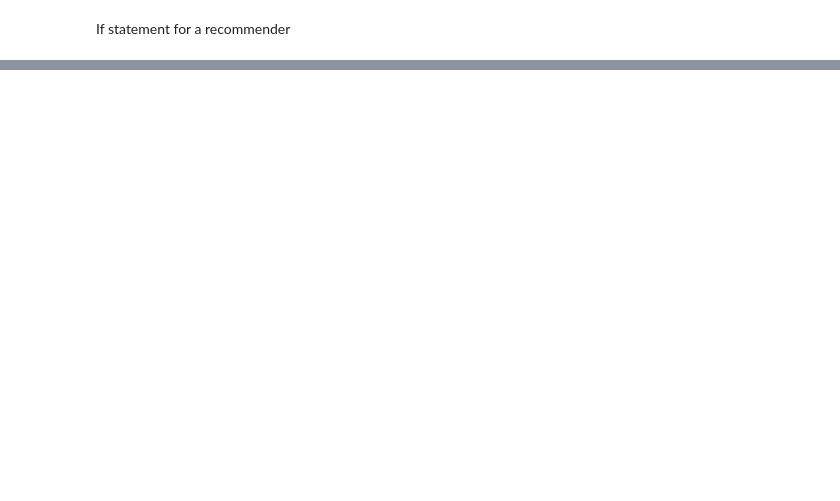
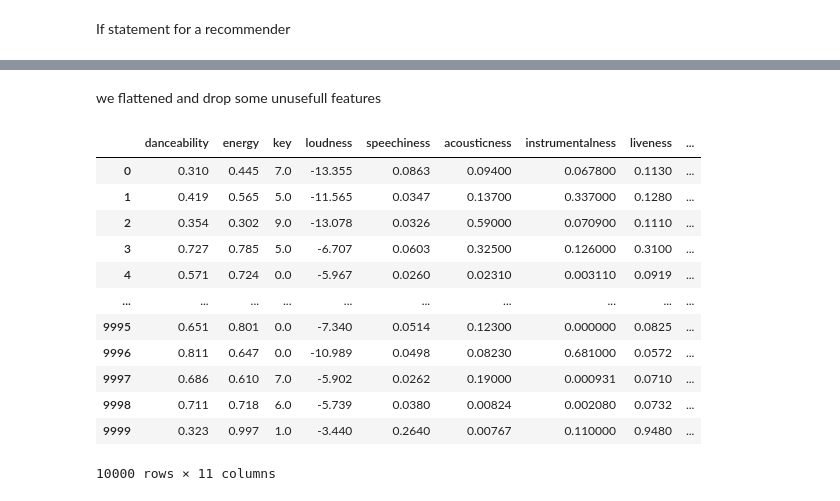
Before and after one commit to eumii/lab-web-scraping-single-page, a Jupyter notebook: top_100.ipynb, the cells around one changed output, grey strips where cells are left out. Drawn from its saved outputs; the diff is of its cells as text; code cells hidden in the pictures; blank space fills up the shorter version.

```diff
--- a/top_100.ipynb
+++ b/top_100.ipynb
@@ -175,0 +272,3 @@ display(top_100[top_100.index == recommendation])
+# %%
+my_data_uri = pd.DataFrame({'artists': artists, 'titles': song_title, 'features': my_features})
+my_data_uri
@@ -175,0 +420,20 @@ display(top_100[top_100.index == recommendation])
+# %% [markdown]
+we flattened and drop some unusefull features
+# %%
+flattened_data = json_normalize(my_data_flat['all_feats'])
+flat_data_clean = flattened_data.drop(['mode', 'type', 'id', 'uri', 'track_href', 'analysis_url', 'time_signature'], axis = 1)
+# flat_data_clean
+# %% [output]
+|  | danceability | energy | key | loudness | speechiness | acousticness | instrumentalness | liveness | ... |
+| 0 | 0.310 | 0.445 | 7.0 | -13.355 | 0.0863 | 0.09400 | 0.067800 | 0.1130 | ... |
+| 1 | 0.419 | 0.565 | 5.0 | -11.565 | 0.0347 | 0.13700 | 0.337000 | 0.1280 | ... |
+| 2 | 0.354 | 0.302 | 9.0 | -13.078 | 0.0326 | 0.59000 | 0.070900 | 0.1110 | ... |
+| 3 | 0.727 | 0.785 | 5.0 | -6.707 | 0.0603 | 0.32500 | 0.126000 | 0.3100 | ... |
+| 4 | 0.571 | 0.724 | 0.0 | -5.967 | 0.0260 | 0.02310 | 0.003110 | 0.0919 | ... |
+| ... | ... | ... | ... | ... | ... | ... | ... | ... | ... |
+| 9995 | 0.651 | 0.801 | 0.0 | -7.340 | 0.0514 | 0.12300 | 0.000000 | 0.0825 | ... |
+| 9996 | 0.811 | 0.647 | 0.0 | -10.989 | 0.0498 | 0.08230 | 0.681000 | 0.0572 | ... |
+| 9997 | 0.686 | 0.610 | 7.0 | -5.902 | 0.0262 | 0.19000 | 0.000931 | 0.0710 | ... |
+| 9998 | 0.711 | 0.718 | 6.0 | -5.739 | 0.0380 | 0.00824 | 0.002080 | 0.0732 | ... |
+| 9999 | 0.323 | 0.997 | 1.0 | -3.440 | 0.2640 | 0.00767 | 0.110000 | 0.9480 | ... |
+10000 rows × 11 columns
```
Also changed, not shown: parts of 102 cells of this notebook, 4 other files.
